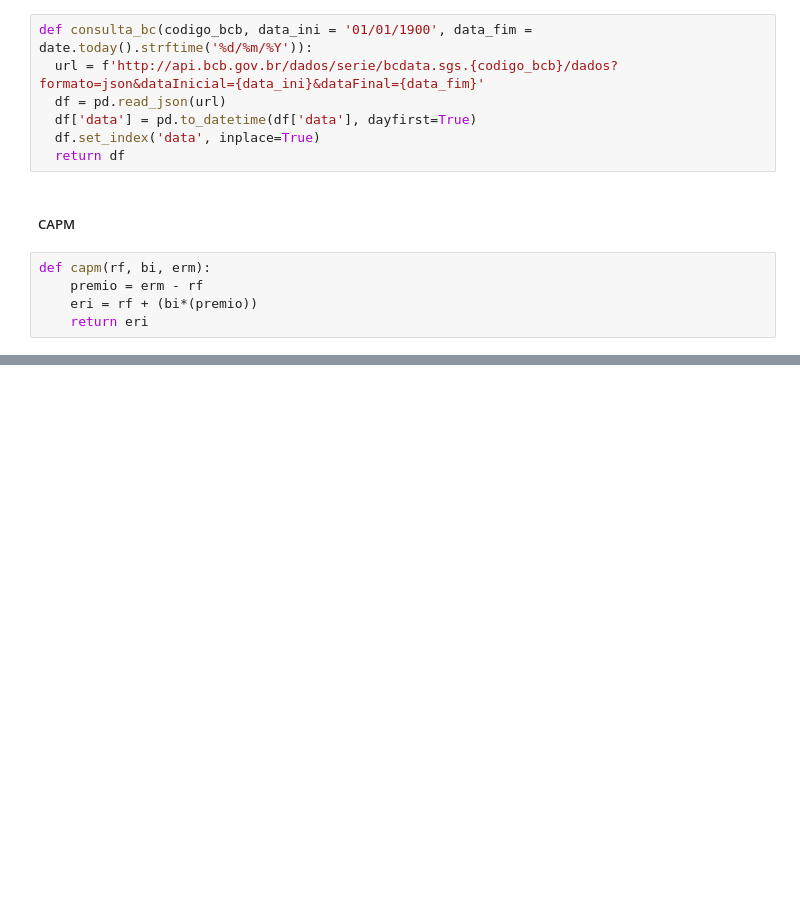
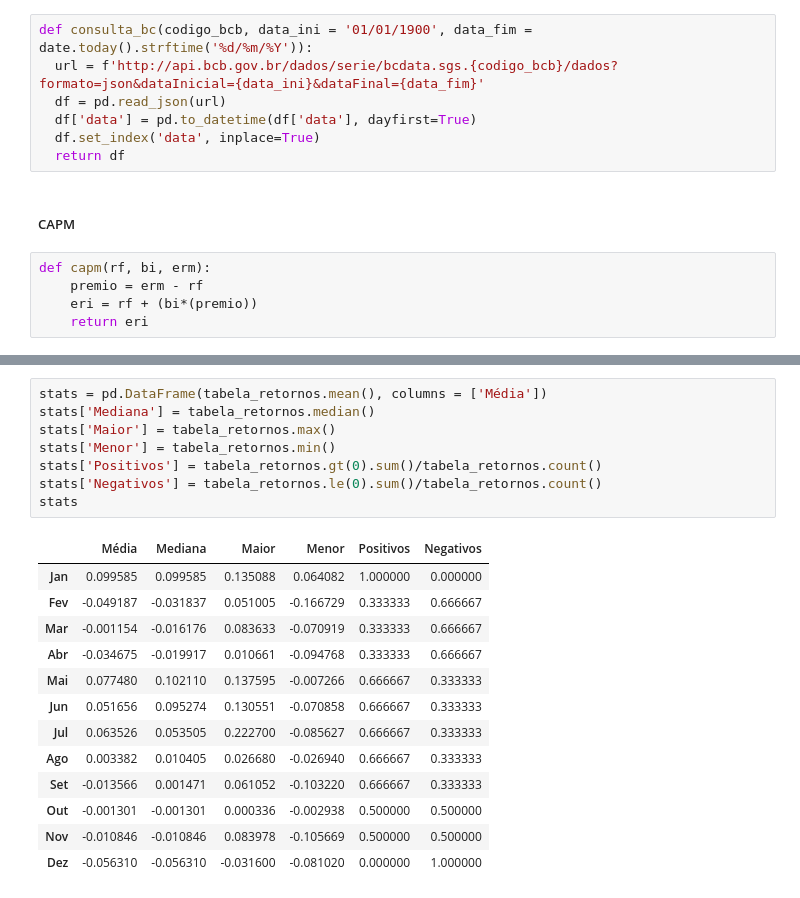
Before and after one commit to robsonperdigao/Global-Data, a Jupyter notebook: Main Functions.ipynb, the cells around one changed output, grey strips where cells are left out. Cells and saved outputs as stored; diff of their text form; blank space fills up the shorter version.

```diff
--- a/Main Functions.ipynb
+++ b/Main Functions.ipynb
@@ -27,0 +341,22 @@ def capm(rf, bi, erm):
+# %%
+stats = pd.DataFrame(tabela_retornos.mean(), columns = ['Média'])
+stats['Mediana'] = tabela_retornos.median()
+stats['Maior'] = tabela_retornos.max()
+stats['Menor'] = tabela_retornos.min()
+stats['Positivos'] = tabela_retornos.gt(0).sum()/tabela_retornos.count()
+stats['Negativos'] = tabela_retornos.le(0).sum()/tabela_retornos.count()
+stats
+# %% [output]
+|  | Média | Mediana | Maior | Menor | Positivos | Negativos |
+| Jan | 0.099585 | 0.099585 | 0.135088 | 0.064082 | 1.000000 | 0.000000 |
+| Fev | -0.049187 | -0.031837 | 0.051005 | -0.166729 | 0.333333 | 0.666667 |
+| Mar | -0.001154 | -0.016176 | 0.083633 | -0.070919 | 0.333333 | 0.666667 |
+| Abr | -0.034675 | -0.019917 | 0.010661 | -0.094768 | 0.333333 | 0.666667 |
+| Mai | 0.077480 | 0.102110 | 0.137595 | -0.007266 | 0.666667 | 0.333333 |
+| Jun | 0.051656 | 0.095274 | 0.130551 | -0.070858 | 0.666667 | 0.333333 |
+| Jul | 0.063526 | 0.053505 | 0.222700 | -0.085627 | 0.666667 | 0.333333 |
+| Ago | 0.003382 | 0.010405 | 0.026680 | -0.026940 | 0.666667 | 0.333333 |
+| Set | -0.013566 | 0.001471 | 0.061052 | -0.103220 | 0.666667 | 0.333333 |
+| Out | -0.001301 | -0.001301 | 0.000336 | -0.002938 | 0.500000 | 0.500000 |
+| Nov | -0.010846 | -0.010846 | 0.083978 | -0.105669 | 0.500000 | 0.500000 |
+| Dez | -0.056310 | -0.056310 | -0.031600 | -0.081020 | 0.000000 | 1.000000 |
```
Also changed, not shown: parts of 28 cells of this notebook.
